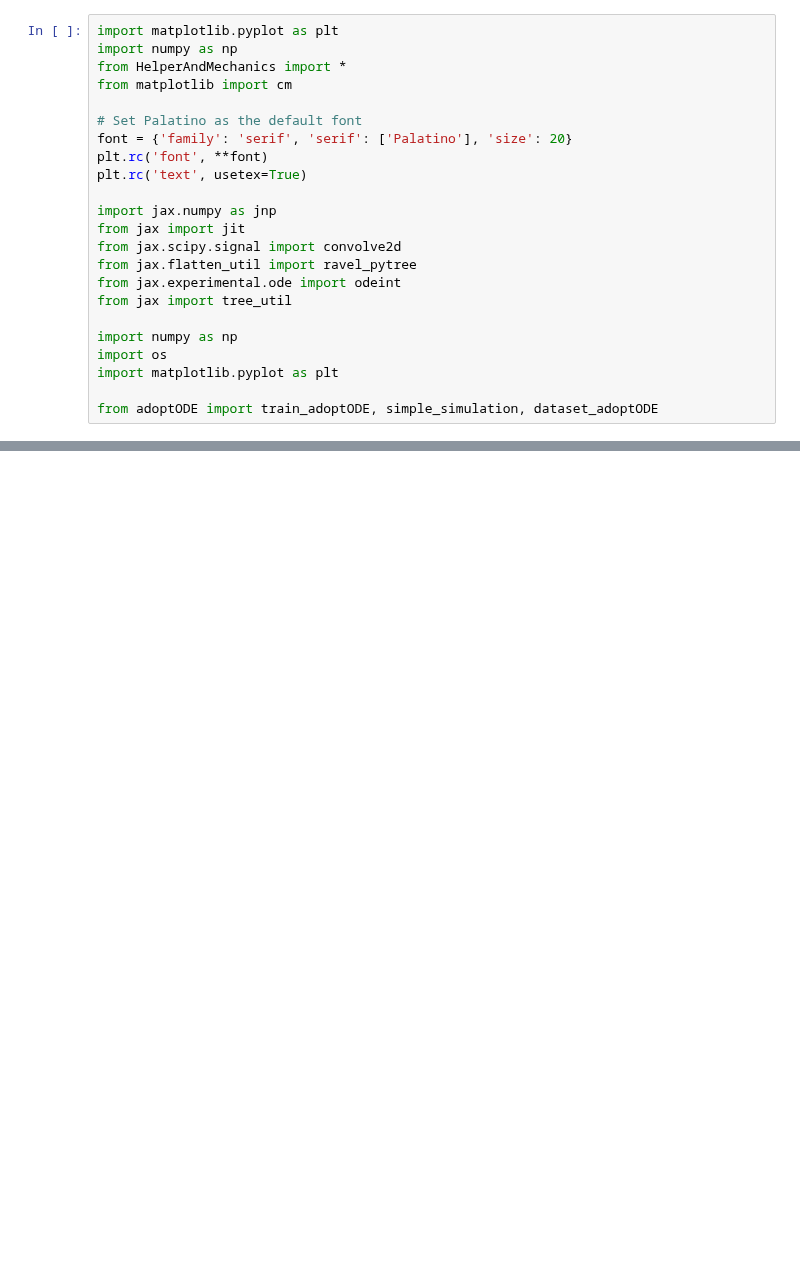
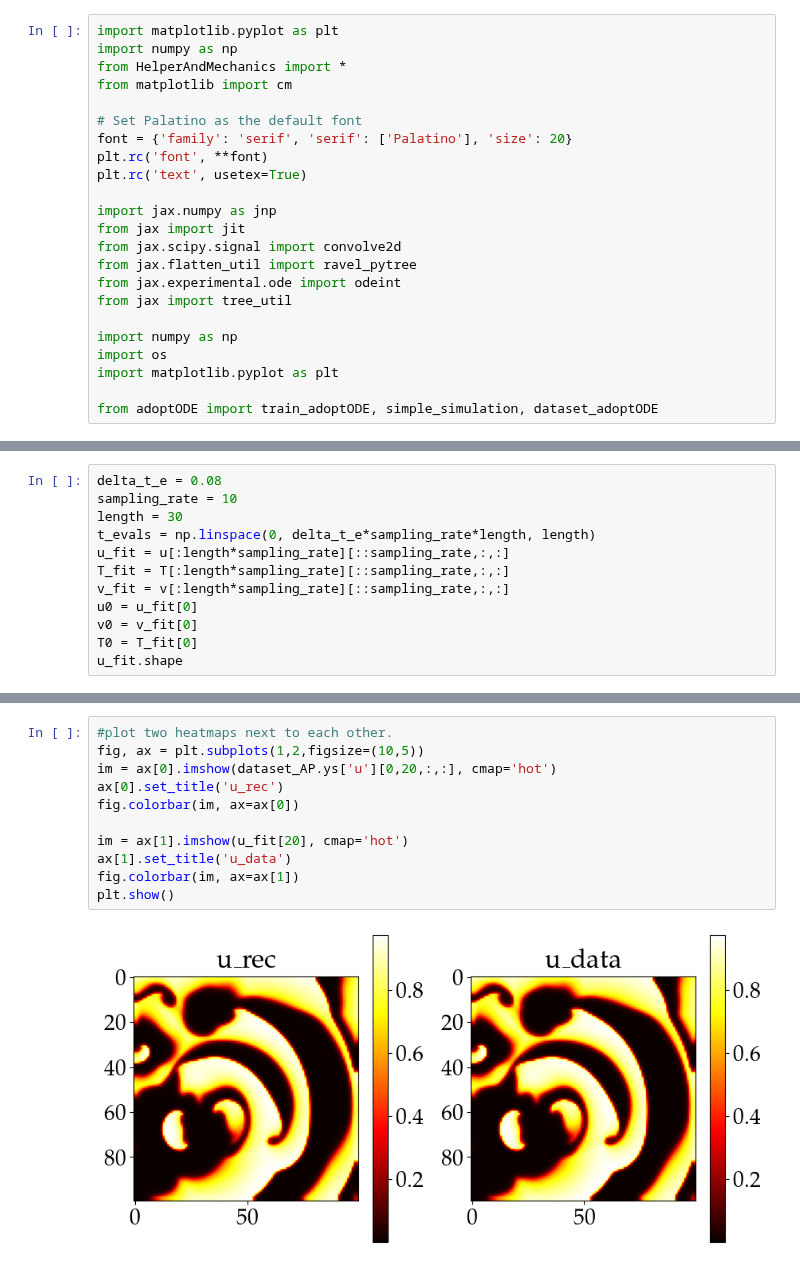
Before and after one commit to LukasBremer/SMM_AdODE_2D, a Jupyter notebook: adode_cluster/SpringMassModel/APModel.ipynb, the cells around one changed output, grey strips where cells are left out. Drawn from its saved outputs; the diff is of its cells as text; blank space fills up the shorter version.

```diff
--- a/adode_cluster/SpringMassModel/APModel.ipynb
+++ b/adode_cluster/SpringMassModel/APModel.ipynb
@@ -86,0 +254,12 @@ NameError: name 'read_config' is not defined
+# %%
+delta_t_e = 0.08
+sampling_rate = 10
+length = 30
+t_evals = np.linspace(0, delta_t_e*sampling_rate*length, length)
+u_fit = u[:length*sampling_rate][::sampling_rate,:,:]
+T_fit = T[:length*sampling_rate][::sampling_rate,:,:]
+v_fit = v[:length*sampling_rate][::sampling_rate,:,:]
+u0 = u_fit[0]
+v0 = v_fit[0]
+T0 = T_fit[0]
+u_fit.shape
@@ -86,0 +332,13 @@ NameError: name 'read_config' is not defined
+# %%
+#plot two heatmaps next to each other.
+fig, ax = plt.subplots(1,2,figsize=(10,5))
+im = ax[0].imshow(dataset_AP.ys['u'][0,20,:,:], cmap='hot')
+ax[0].set_title('u_rec')
+fig.colorbar(im, ax=ax[0])
+
+im = ax[1].imshow(u_fit[20], cmap='hot')
+ax[1].set_title('u_data')
+fig.colorbar(im, ax=ax[1])
+plt.show()
+# %% [output]
+[figure, added]
```
Also changed, not shown: parts of 13 cells of this notebook, 2 other files.
